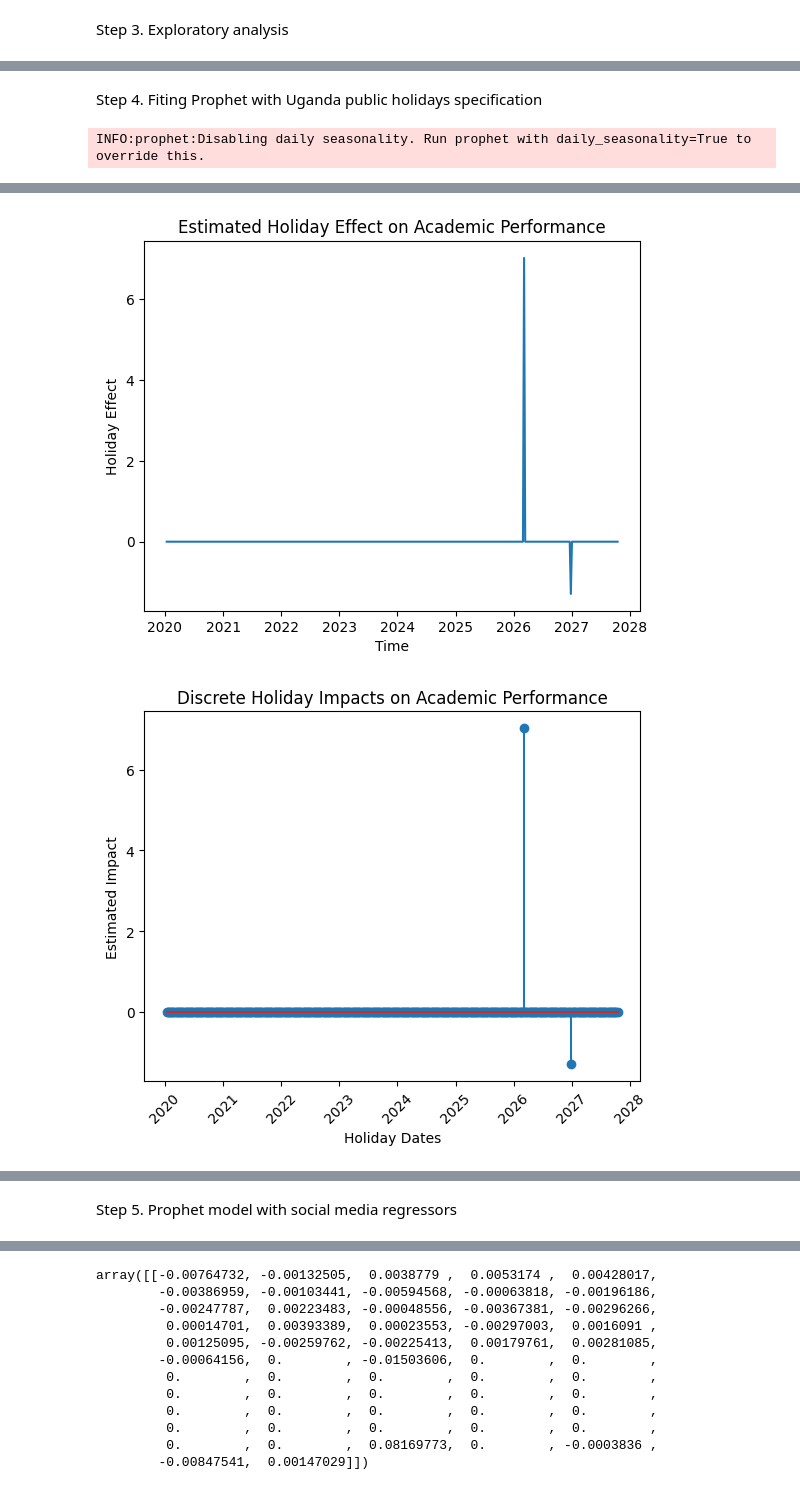
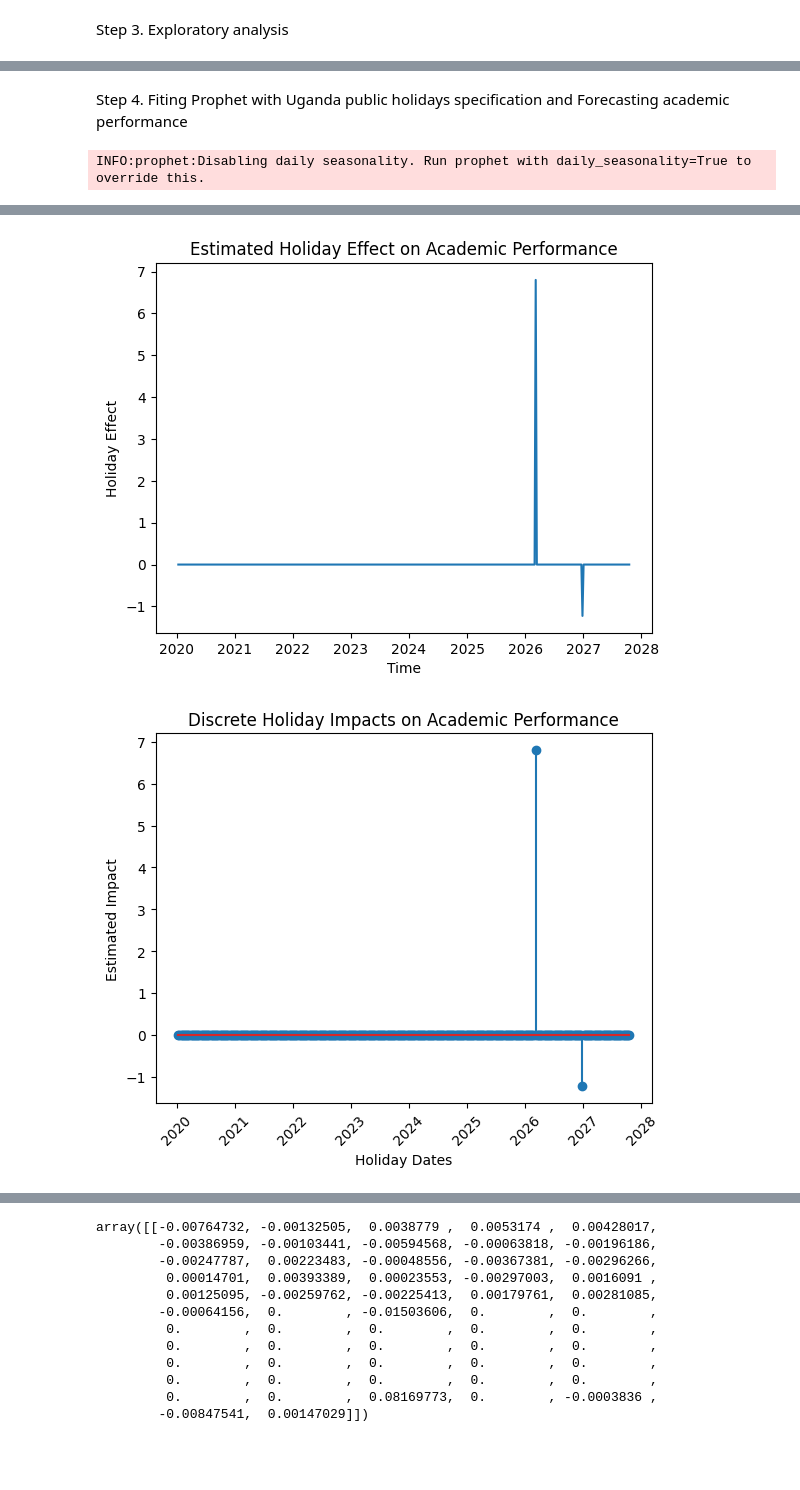
Before and after one commit to fidelis2025/stankelly-website, a Jupyter notebook: Zahra_Analysis.ipynb, the cells around one changed output, grey strips where cells are left out. Saved outputs shown, nothing was run; the diff lists cells and outputs as text; code cells hidden in the pictures; blank space fills up the shorter version.

```diff
--- a/Zahra_Analysis.ipynb
+++ b/Zahra_Analysis.ipynb
@@ -111,5 +111,5 @@ Index(['ds', 'y', 'Gender', 'Age', 'Academic level', 'Semester',
 # %% [markdown]
-Step 4. Fiting Prophet with Uganda public holidays specification
+Step 4. Fiting Prophet with Uganda public holidays specification and Forecasting academic performance
 # %%
 holidays = pd.DataFrame({
     'holiday': [
@@ -129,6 +129,7 @@ holidays = pd.DataFrame({
 })
 
 from prophet import Prophet
+import matplotlib.pyplot as plt
 
 holiday_model = Prophet(
     holidays=holidays,
@@ -139,21 +140,20 @@ holiday_model = Prophet(
 holiday_model.add_regressor('Socia Media Usage ')
 holiday_model.add_regressor('Frequency of Social Media Access')
 holiday_model.add_regressor('Self-related Digital Literacy')
+holiday_model.add_regressor('Social Media Effects')
 
 holiday_model.fit(prophet_df)
-holiday_model.params
 
 future = holiday_model.make_future_dataframe(periods=24, freq='W')
 
 future['Socia Media Usage '] = prophet_df['Socia Media Usage '].mean()
 future['Frequency of Social Media Access'] = prophet_df['Frequency of Social Media Access'].mean()
 future['Self-related Digital Literacy'] = prophet_df['Self-related Digital Literacy'].mean()
+future['Social Media Effects'] = prophet_df['Social Media Effects'].mean()
 
 forecast = holiday_model.predict(future)
 
 holiday_model.plot_components(forecast)
-
-import matplotlib.pyplot as plt
 
 plt.figure()
 plt.plot(forecast['ds'], forecast['holidays'])
@@ -174,5 +174,17 @@ plt.xlabel('Holiday Dates')
 plt.ylabel('Estimated Impact')
 plt.xticks(rotation=45)
 plt.show()
+
+forecast = prophet_model.predict(future)
+
+prophet_model.plot(forecast)
+prophet_model.plot_components(forecast)
+
+# Extract only future forecasts
+forecast_future = forecast[['ds', 'yhat', 'yhat_lower', 'yhat_upper']].tail(24)
+
+print("Forecasted Academic Performance for the Next 24 Weeks")
+print(forecast_future)
+holiday_model.params
 # %% [output]
 INFO:prophet:Disabling daily seasonality. Run prophet with daily_seasonality=True to override this.
@@ -180,2 +192,2 @@ INFO:prophet:Disabling daily seasonality. Run prophet with daily_seasonality=Tru
-[figure, old version]
+[figure, new version]
-[figure, old version]
+[figure, new version]
@@ -182,2 +229,0 @@ INFO:prophet:Disabling daily seasonality. Run prophet with daily_seasonality=Tru
-# %% [markdown]
-Step 5. Prophet model with social media regressors
```
Also changed, not shown: parts of 15 cells of this notebook.
